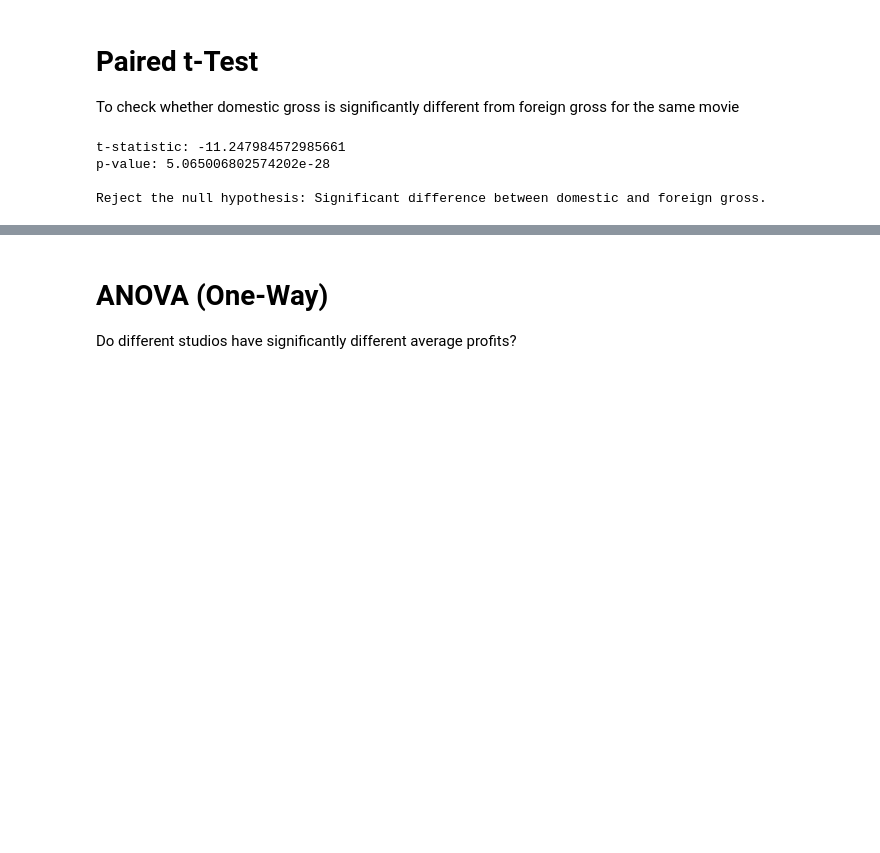
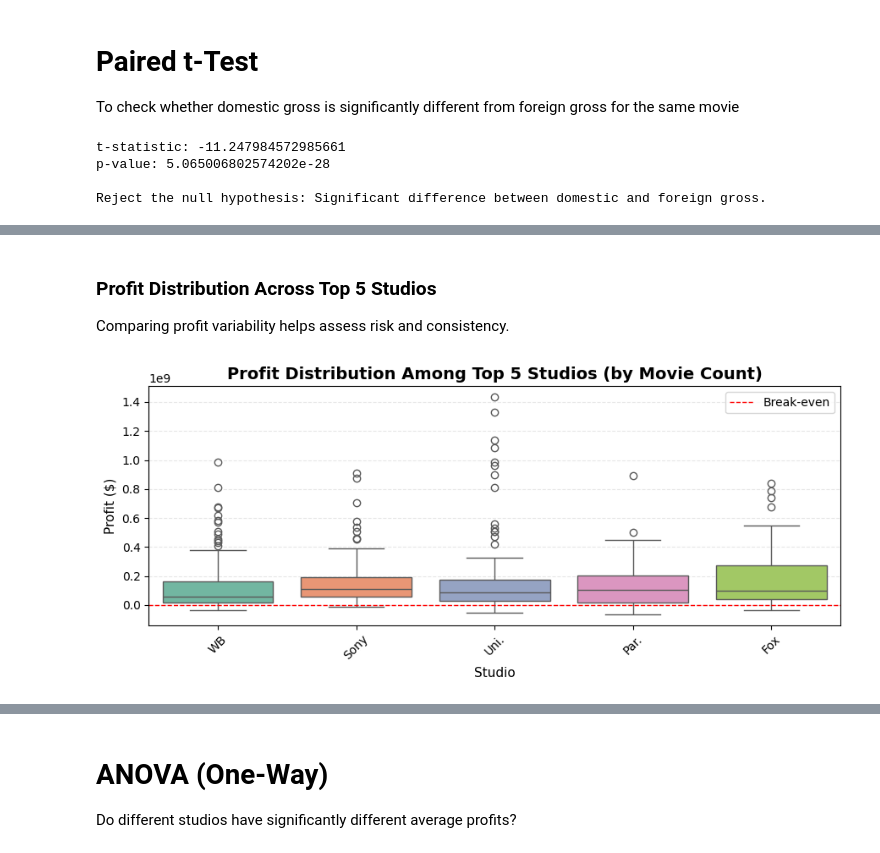
Before and after one commit to lorenaterah/Phase-2-project-G3, a Jupyter notebook: Notebooks/steve.ipynb, the cells around one changed output, grey strips where cells are left out. Cells and saved outputs as stored; diff of their text form; code cells hidden in the pictures; blank space fills up the shorter version.

```diff
--- a/Notebooks/steve.ipynb
+++ b/Notebooks/steve.ipynb
@@ -798,0 +903,21 @@ plt.show()
+# %% [markdown]
+### Profit Distribution Across Top 5 Studios
+
+Comparing profit variability helps assess risk and consistency.
+# %%
+# Select top 5 studios by movie count
+top5_studios = df_box['studio'].value_counts().head(5).index
+
+plt.figure(figsize=(9, 4))
+sns.boxplot(x='studio', y='profit', data=df_box[df_box['studio'].isin(top5_studios)], palette='Set2')
+plt.title('Profit Distribution Among Top 5 Studios (by Movie Count)', fontsize=14, fontweight='bold')
+plt.xlabel('Studio', fontsize=11)
+plt.ylabel('Profit ($)', fontsize=11)
+plt.xticks(rotation=45)
+plt.axhline(0, color='red', linestyle='--', linewidth=1, label='Break-even')
+plt.legend()
+plt.grid(True, linestyle='--', alpha=0.3, axis='y')
+plt.tight_layout()
+plt.show()
+# %% [output]
+[figure, added]
```
Also changed, not shown: parts of 19 cells of this notebook.
